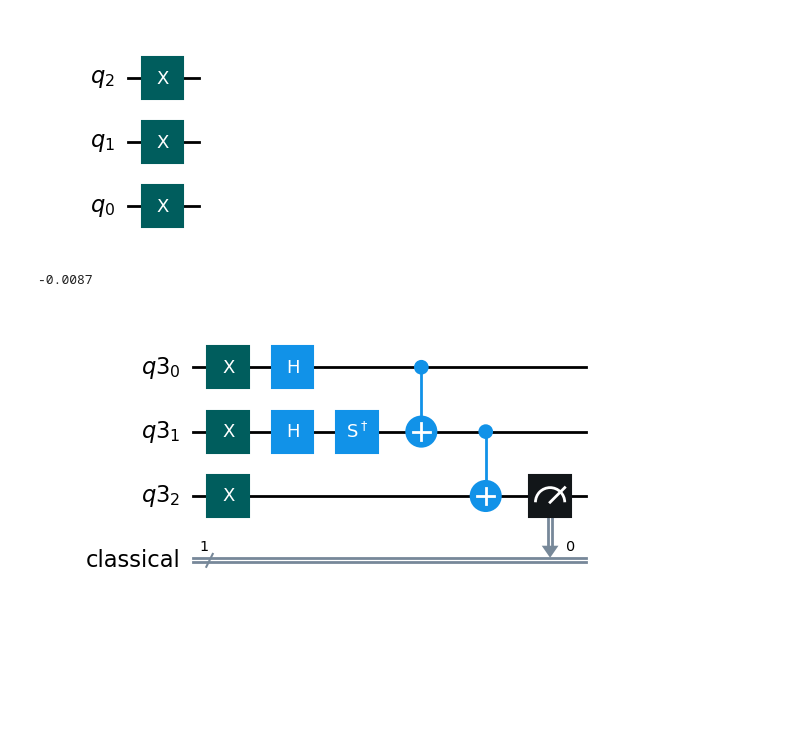
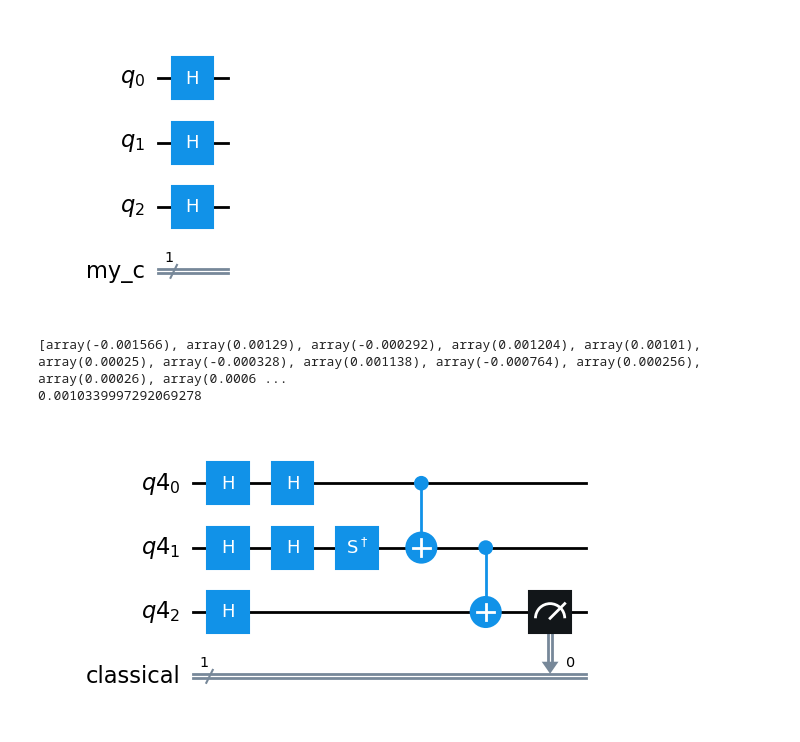
Before and after one commit to azhar-ikhtiarudin/ShotOptimization-ADAPT-VQE, a Jupyter notebook: example/measurement_example_3.ipynb, the cells around one changed output. Saved outputs shown, nothing was run; the diff lists cells and outputs as text; code cells hidden in the pictures; blank space fills up the shorter version.

```diff
--- a/example/measurement_example_3.ipynb
+++ b/example/measurement_example_3.ipynb
@@ -17,22 +17,40 @@ observables = SparsePauliOp(['XYZ'], [0.5])
 # %%
 circuit = QuantumCircuit(3)
-circuit.x([0,1,2])
-circuit.draw()
+circuit.h([0,1,2])
+cr = ClassicalRegister(1, name='my_c')
+circuit.add_register(cr)
+circuit.draw(reverse_bits=False)
 # %% [output]
-[figure, old version]
+[figure, new version]
 # %%
-estimator = EstimatorV2(backend=AerSimulator())
-job = estimator.run([(circuit, observables,None, 0.01)])
-exp_vals = job.result()[0].data.evs
-print(exp_vals)
+N = 100
+res = []
+
+circuit = QuantumCircuit(3)
+circuit.h([0,1,2])
+cr = ClassicalRegister(1, name='my_c')
+circuit.add_register(cr)
+
+for i in range(N):
+    estimator = EstimatorV2(backend=AerSimulator())
+    job = estimator.run([(circuit, observables,None, 0.001)])
+    exp_vals = job.result()[0].data.evs
+    # print(exp_vals)
+    res.append(exp_vals)
+
+
+print(res)
+rms = np.sqrt(np.mean(np.square(res)))
+print(rms)
 # %% [output]
--0.0087
+[array(-0.001566), array(0.00129), array(-0.000292), array(0.001204), array(0.00101), array(0.00025), array(-0.000328), array(0.001138), array(-0.000764), array(0.000256), array(0.00026), array(0.0006 ...
+0.0010339997292069278
 # %%
 qr = QuantumRegister(3)
 cr = ClassicalRegister(1, name='classical')
 circuit = QuantumCircuit(qr, cr)
 
-circuit.x([0,1,2])
+circuit.h([0,1,2])
 circuit.h([0,1])
 circuit.sdg(1)
 circuit.cx(0,1)
@@ -40,5 +58,5 @@ circuit.cx(1,2)
 circuit.measure(2, cbit=cr)
 circuit.draw(reverse_bits=False)
 # %% [output]
-[figure, old version]
+[figure, new version]
 # %%
```
Also changed, not shown: parts of 2 cells of this notebook.
